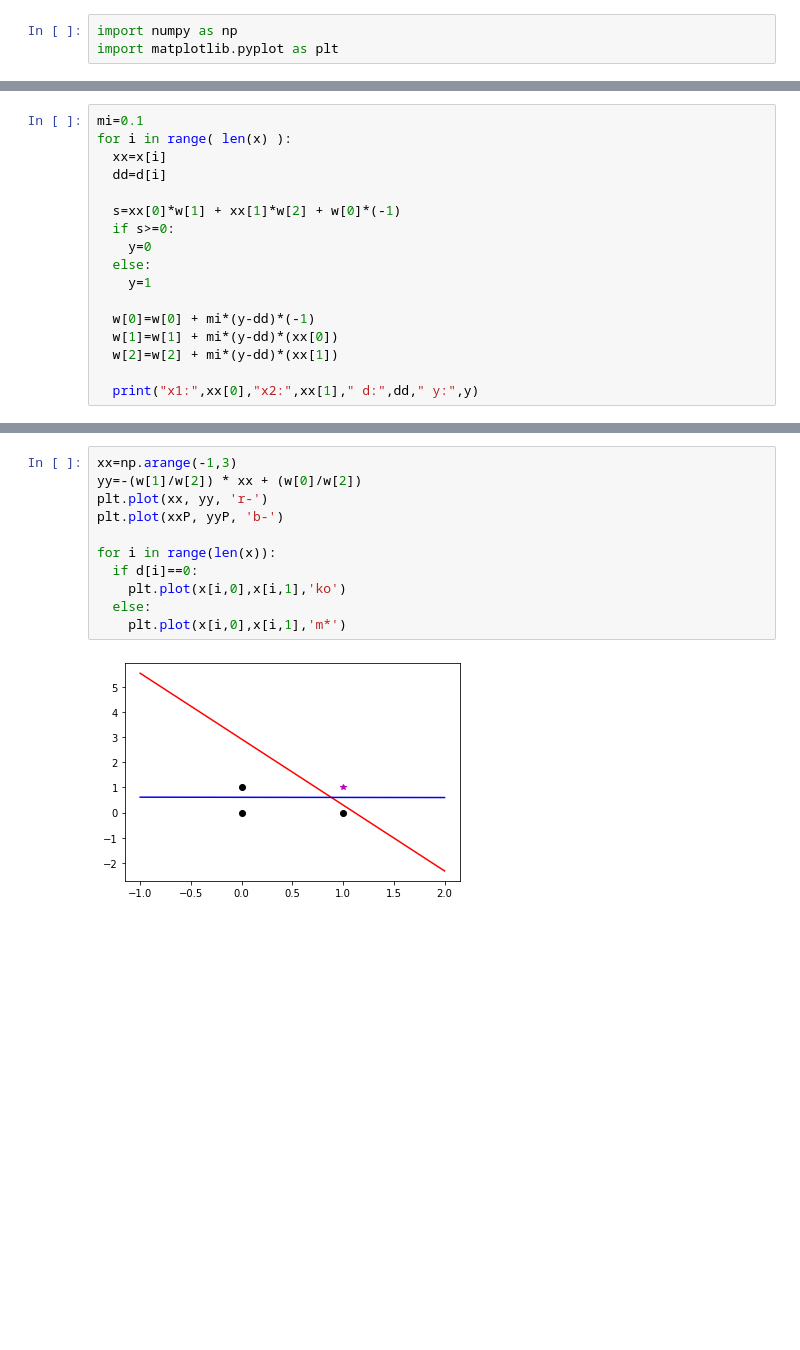
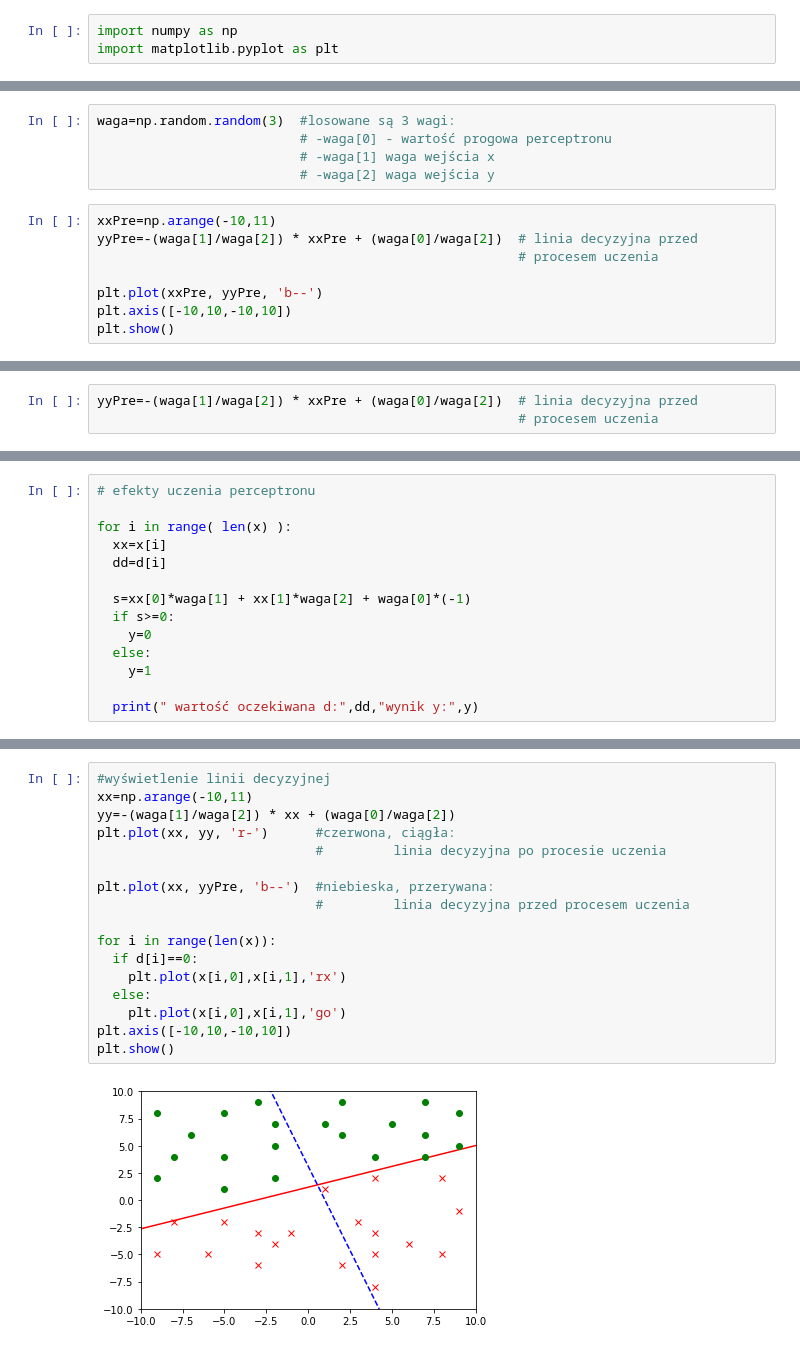
Before and after one commit to WiktorGajewski/artificial-intelligence, a Jupyter notebook: Lab03.ipynb, the cells around one changed output, grey strips where cells are left out. Cells and saved outputs as stored; diff of their text form; blank space fills up the shorter version.

```diff
--- a/Lab03.ipynb
+++ b/Lab03.ipynb
@@ -19,0 +111,13 @@ w=np.random.random(3)
+# %%
+waga=np.random.random(3)  #losowane są 3 wagi:
+                          # -waga[0] - wartość progowa perceptronu
+                          # -waga[1] waga wejścia x
+                          # -waga[2] waga wejścia y
+# %%
+xxPre=np.arange(-10,11)
+yyPre=-(waga[1]/waga[2]) * xxPre + (waga[0]/waga[2])  # linia decyzyjna przed
+                                                      # procesem uczenia
+
+plt.plot(xxPre, yyPre, 'b--')
+plt.axis([-10,10,-10,10])
+plt.show()
@@ -19,0 +126,3 @@ w=np.random.random(3)
+# %%
+yyPre=-(waga[1]/waga[2]) * xxPre + (waga[0]/waga[2])  # linia decyzyjna przed
+                                                      # procesem uczenia
@@ -20,18 +163,15 @@ w=np.random.random(3)
 # %%
-mi=0.1
+# efekty uczenia perceptronu
+
 for i in range( len(x) ):
   xx=x[i]
   dd=d[i]
 
-  s=xx[0]*w[1] + xx[1]*w[2] + w[0]*(-1)
+  s=xx[0]*waga[1] + xx[1]*waga[2] + waga[0]*(-1)
   if s>=0:
     y=0
   else:
     y=1
 
-  w[0]=w[0] + mi*(y-dd)*(-1)
-  w[1]=w[1] + mi*(y-dd)*(xx[0])
-  w[2]=w[2] + mi*(y-dd)*(xx[1])
-
-  print("x1:",xx[0],"x2:",xx[1]," d:",dd," y:",y)
+  print(" wartość oczekiwana d:",dd,"wynik y:",y)
 # %% [output]
@@ -42,13 +195,19 @@ x1: 1 x2: 1  d: 1  y: 1
 # %%
-xx=np.arange(-1,3)
-yy=-(w[1]/w[2]) * xx + (w[0]/w[2])
-plt.plot(xx, yy, 'r-')
-plt.plot(xxP, yyP, 'b-')
+#wyświetlenie linii decyzyjnej
+xx=np.arange(-10,11)
+yy=-(waga[1]/waga[2]) * xx + (waga[0]/waga[2])
+plt.plot(xx, yy, 'r-')      #czerwona, ciągła:
+                            #         linia decyzyjna po procesie uczenia
+
+plt.plot(xx, yyPre, 'b--')  #niebieska, przerywana:
+                            #         linia decyzyjna przed procesem uczenia
 
 for i in range(len(x)):
   if d[i]==0:
-    plt.plot(x[i,0],x[i,1],'ko')
+    plt.plot(x[i,0],x[i,1],'rx')
   else:
-    plt.plot(x[i,0],x[i,1],'m*')
+    plt.plot(x[i,0],x[i,1],'go')
+plt.axis([-10,10,-10,10])
+plt.show()
 # %% [output]
-[figure, old version]
+[figure, new version]
```
Also changed, not shown: parts of 18 cells of this notebook.
